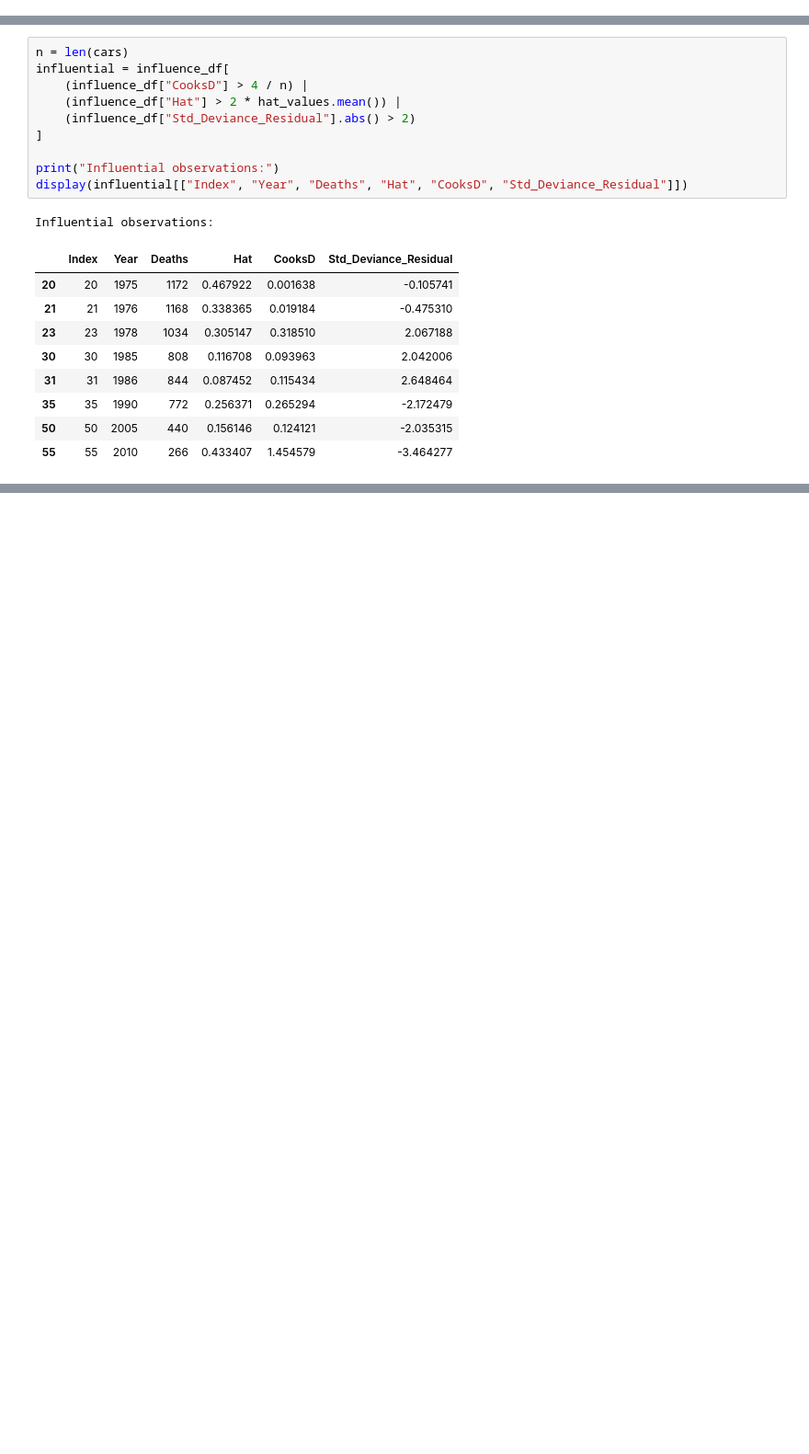
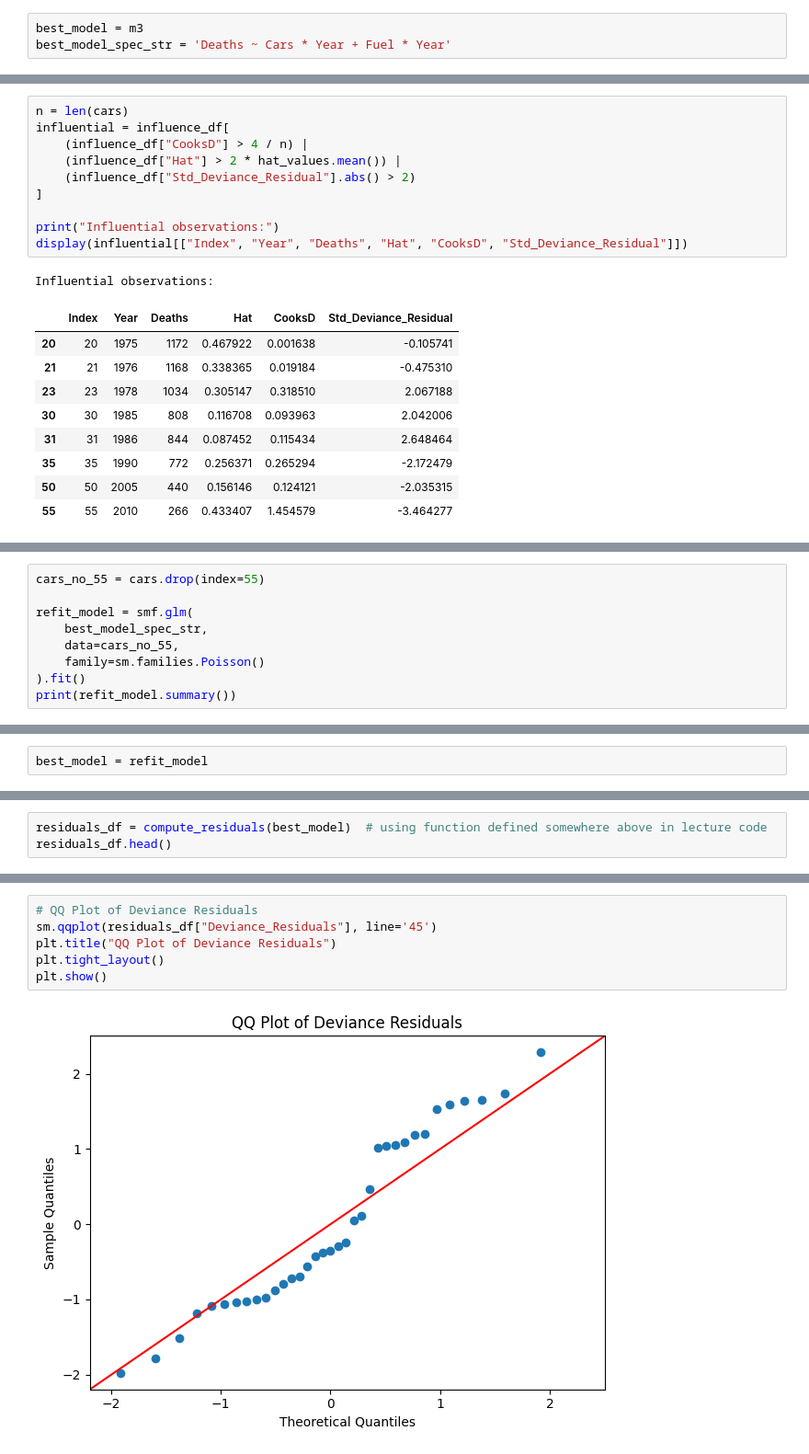
Before and after one commit to CasualMathEnjoyer/01ZLMA_ex05_GLM_Model_Diagnostics, a Jupyter notebook: code/01ZLMA_ex05_GLM_Model_Diagnostics.ipynb, the cells around one changed output, grey strips where cells are left out. Shown at 92% size. Drawn from its saved outputs; the diff is of its cells as text; blank space fills up the shorter version.

```diff
--- a/code/01ZLMA_ex05_GLM_Model_Diagnostics.ipynb
+++ b/code/01ZLMA_ex05_GLM_Model_Diagnostics.ipynb
@@ -2017,3 +2015,6 @@ best_model = m3
+# %%
+best_model = m3
+best_model_spec_str = 'Deaths ~ Cars * Year + Fuel * Year'
 # %% [markdown]
 # ANALYSE RESIDUALS
 # %%
@@ -2232,0 +2236,9 @@ Influential observations:
+# %%
+cars_no_55 = cars.drop(index=55)
+
+refit_model = smf.glm(
+    best_model_spec_str,
+    data=cars_no_55,
+    family=sm.families.Poisson()
+).fit()
+print(refit_model.summary())
@@ -2232,0 +2269,2 @@ Influential observations:
+# %%
+best_model = refit_model
@@ -2232,0 +2273,3 @@ Influential observations:
+# %%
+residuals_df = compute_residuals(best_model)  # using function defined somewhere above in lecture code
+residuals_df.head()
@@ -2232,0 +2283,8 @@ Influential observations:
+# %%
+# QQ Plot of Deviance Residuals
+sm.qqplot(residuals_df["Deviance_Residuals"], line='45')
+plt.title("QQ Plot of Deviance Residuals")
+plt.tight_layout()
+plt.show()
+# %% [output]
+[figure, added]
```
Also changed, not shown: parts of 17 cells of this notebook.
